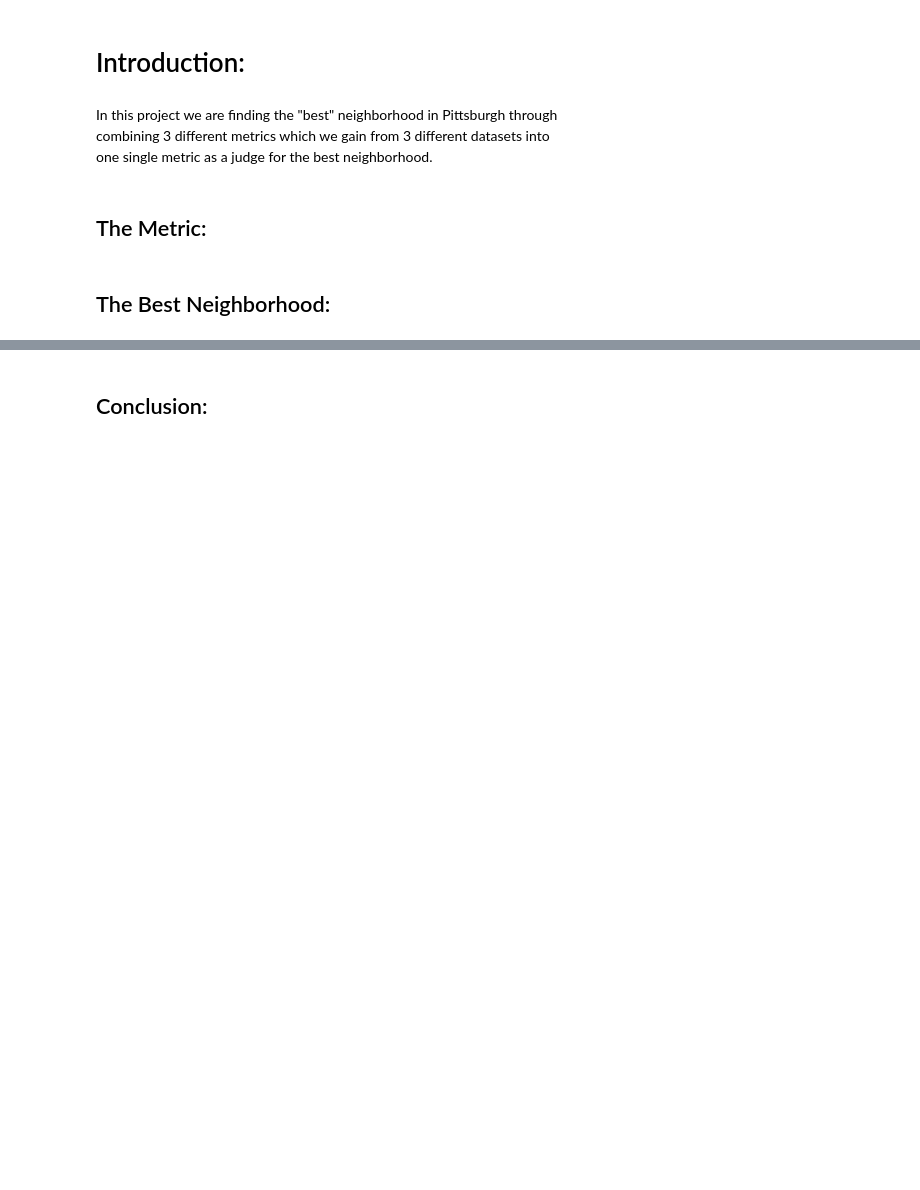
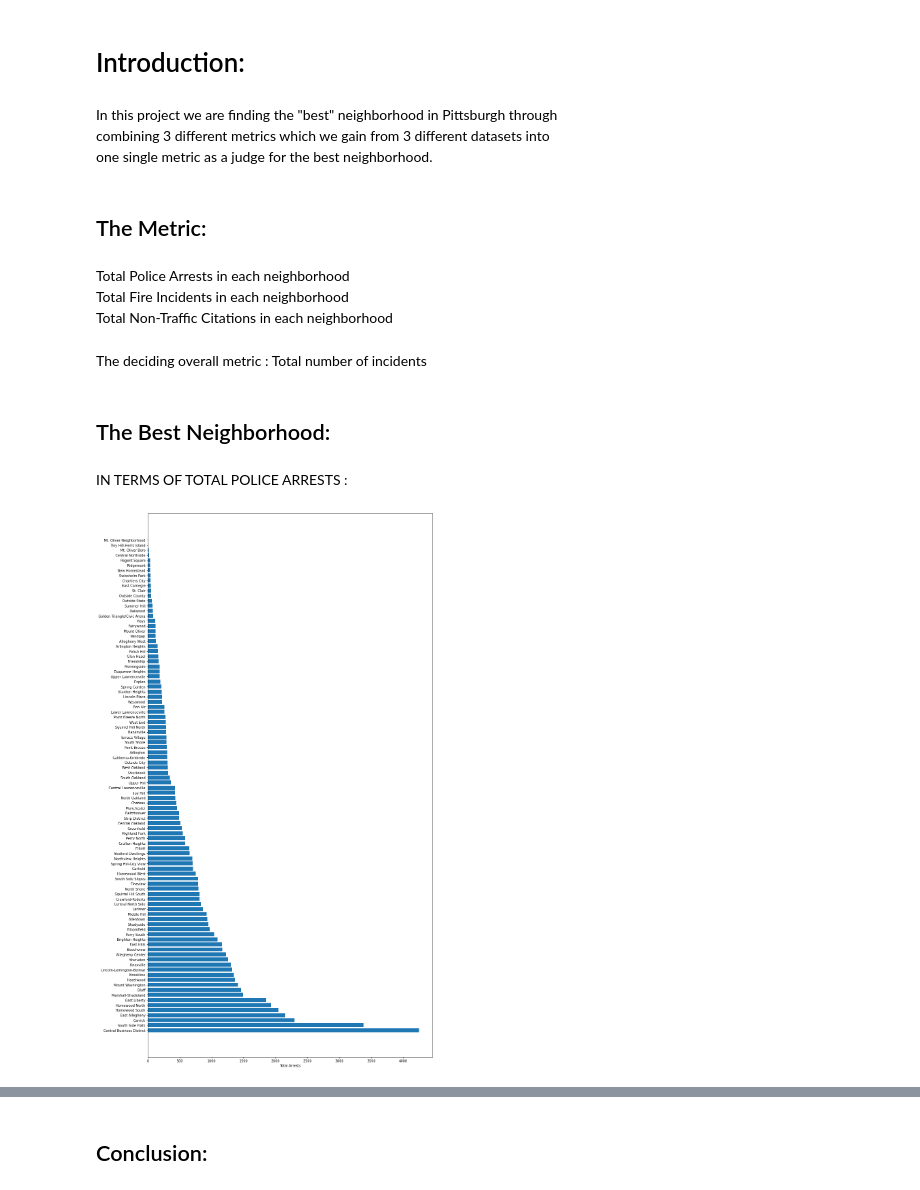
Before and after one commit to nischal2005/Big-Ideas-Final-Project-, a Jupyter notebook: Final-Report-Notebook.ipynb, the cells around one changed output, grey strips where cells are left out. Cells and saved outputs as stored; diff of their text form; code cells hidden in the pictures; blank space fills up the shorter version.

```diff
--- a/Final-Report-Notebook.ipynb
+++ b/Final-Report-Notebook.ipynb
@@ -6,5 +6,50 @@ combining 3 different metrics which we gain from 3 different datasets into
 one single metric as a judge for the best neighborhood.
 # %% [markdown]
 ## The Metric:
+# %% [markdown]
+Total Police Arrests in each neighborhood
+Total Fire Incidents in each neighborhood
+Total Non-Traffic Citations in each neighborhood
+# %% [markdown]
+The deciding overall metric : Total number of incidents
 # %% [markdown]
 ## The Best Neighborhood:
+# %% [markdown]
+IN TERMS OF TOTAL POLICE ARRESTS :
+# %%
+import pandas as pd
+import geopandas
+import numpy as np
+%matplotlib inline
+import matplotlib.pyplot as plt
+
+
+#ESSENTAILLY READING THINGS IN
+arrests = pd.read_csv("Pittsburgh-Police-Arrest-Data.csv")
+
+pd.set_option('display.max_rows', None)
+
+# calc total number of arrests in each neighborhood
+arrests_in_neighborhoods = arrests.groupby("INCIDENTNEIGHBORHOOD").size()
+
+d2 = pd.DataFrame( { "number of crimes" : arrests_in_neighborhoods } )
+
+d2.reset_index(inplace=True)
+
+d2.columns = [ "Neighborhood", "Number_of_Arrests"]
+
+
+#ESSENTAILLY CREATING THE BAR GRAPH
+# Convert 'Number_of_Arrests' to numeric
+d2['Number_of_Arrests'] = pd.to_numeric(d2['Number_of_Arrests'], errors='coerce')
+
+# Sort the DataFrame by 'Number_of_Arrests' in descending order
+d2_sorted = d2.sort_values(by='Number_of_Arrests', ascending=False)
+
+# Plotting the horizontal bar graph using Matplotlib directly
+plt.figure(figsize=(15, d2_sorted.shape[0] * 0.3))
+plt.barh(d2_sorted['Neighborhood'], d2_sorted['Number_of_Arrests'])
+plt.xlabel("Total Arrests")
+plt.show()
+# %% [output]
+[figure, added]
```
Also changed, not shown: parts of 7 cells of this notebook, 2 other files.
